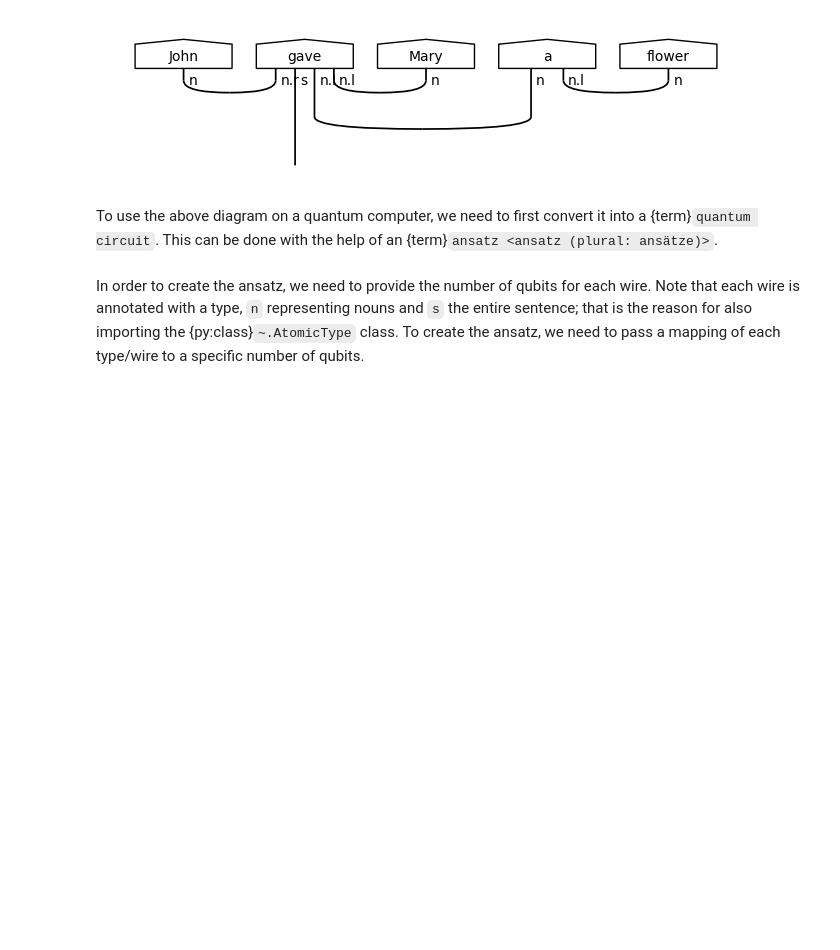
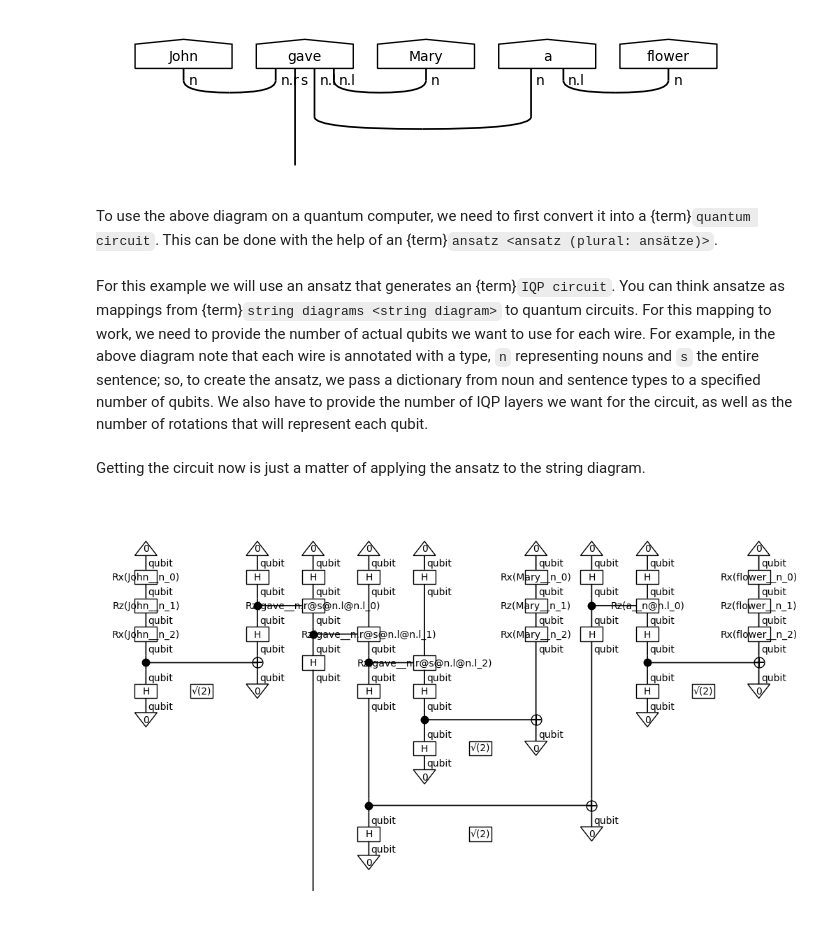
Before and after one commit to CQCL/lambeq-docs, a Jupyter notebook: docs/tutorials/quickstart.ipynb, the cells around one changed output. Saved outputs shown, nothing was run; the diff lists cells and outputs as text; code cells hidden in the pictures; blank space fills up the shorter version.

```diff
--- a/docs/tutorials/quickstart.ipynb
+++ b/docs/tutorials/quickstart.ipynb
@@ -36,7 +36,14 @@ To use the above diagram on a quantum computer, we need to first convert it into
 # %%
 from lambeq import IQPAnsatz, AtomicType
 # %% [markdown]
-In order to create the ansatz, we need to provide the number of qubits for each wire. Note that each wire is annotated with a type, `n` representing nouns and `s` the entire sentence; that is the reason for also importing the {py:class}`~.AtomicType` class. To create the ansatz, we need to pass a mapping of each type/wire to a specific number of qubits.
+For this example we will use an ansatz that generates an {term}`IQP circuit`. You can think ansatze as mappings from {term}`string diagrams <string diagram>` to quantum circuits. For this mapping to work, we need to provide the number of actual qubits we want to use for each wire. For example, in the above diagram note that each wire is annotated with a type, `n` representing nouns and `s` the entire sentence; so, to create the ansatz, we pass a dictionary from noun and sentence types to a specified number of qubits. We also have to provide the number of IQP layers we want for the circuit, as well as the number of rotations that will represent each qubit.
 # %%
 mapping = { AtomicType.NOUN: 1, AtomicType.SENTENCE: 1 }
-ansatz = IQPAnsatz(mapping, n_layers=1)
+ansatz = IQPAnsatz(mapping, n_layers=1, n_single_qubit_params=3)
+# %% [markdown]
+Getting the circuit now is just a matter of applying the ansatz to the string diagram.
+# %%
+circuit = ansatz(diagram)
+circuit.draw(figsize=(10,6))
+# %% [output]
+[figure, added]
```
Also changed, not shown: parts of 1 cell of this notebook, 1 other file.
